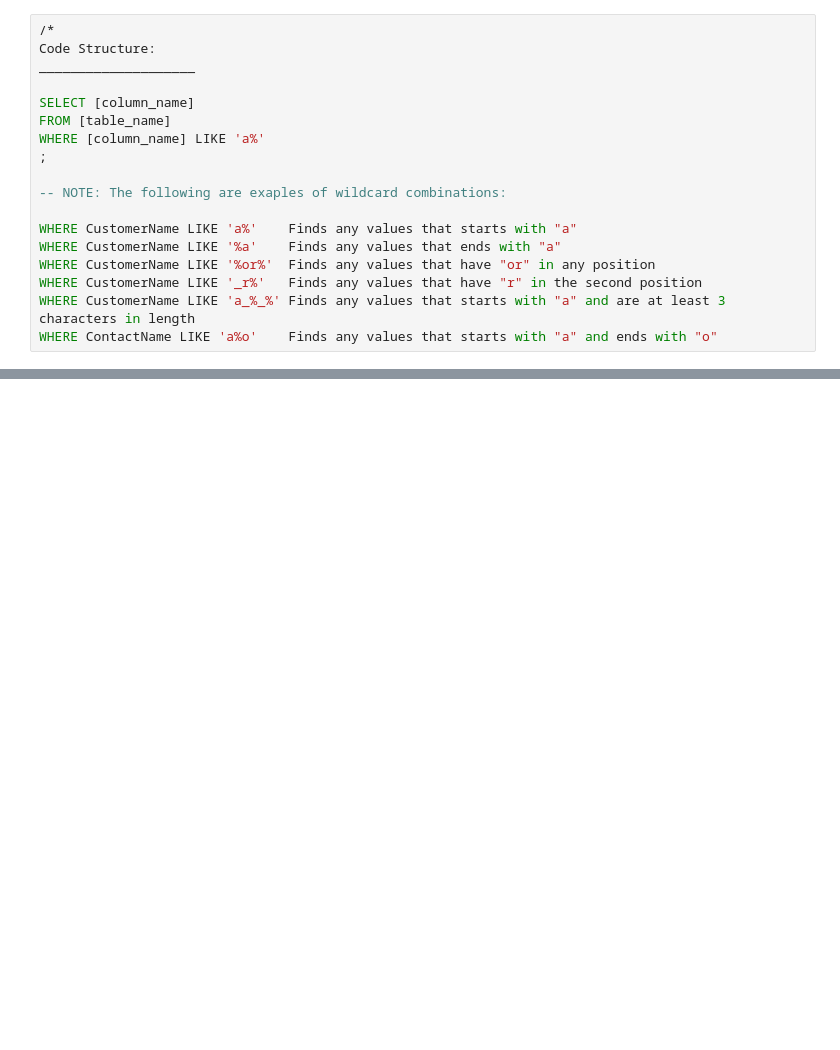
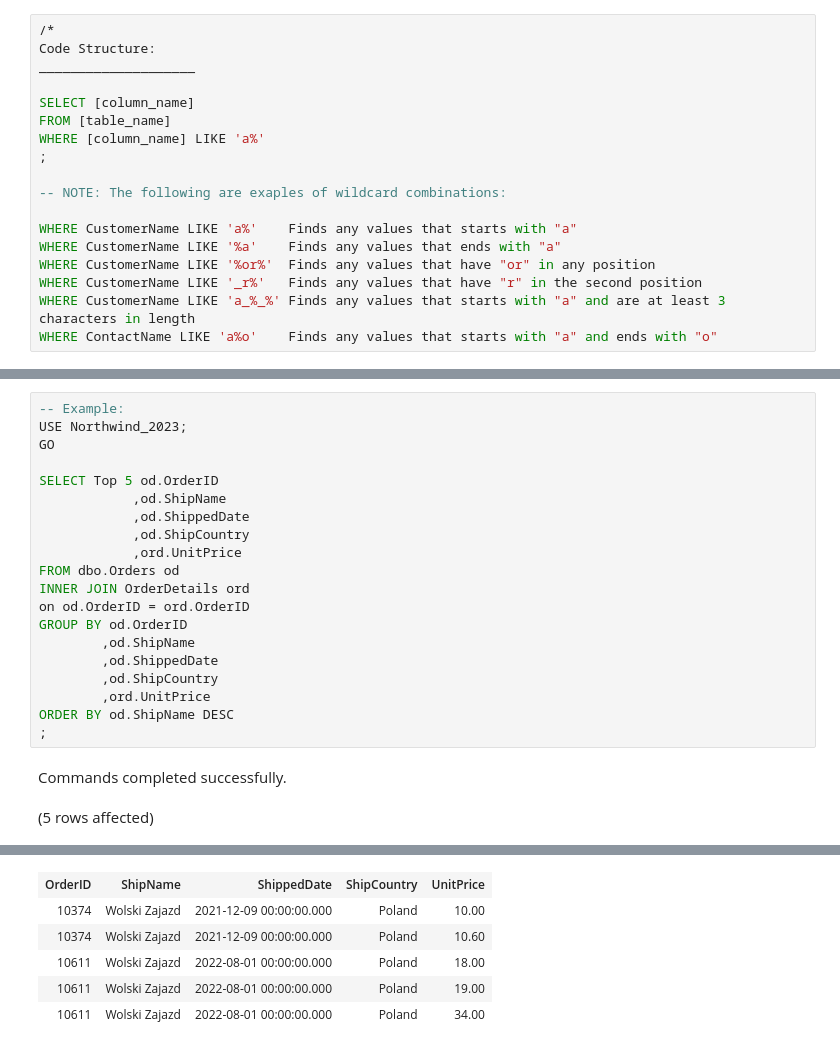
Before and after one commit to KCracks/KBIA_Portfolio, a Jupyter notebook: Kamani_SQL 25 Tips_Notebook.ipynb, the cells around one changed output, grey strips where cells are left out. Cells and saved outputs as stored; diff of their text form; blank space fills up the shorter version.

```diff
--- a/Kamani_SQL 25 Tips_Notebook.ipynb
+++ b/Kamani_SQL 25 Tips_Notebook.ipynb
@@ -299,0 +397,23 @@ The following query uses the Order By clause to filter specific records from the
+# %%
+-- Example:
+USE Northwind_2023;
+GO
+
+SELECT Top 5 od.OrderID
+            ,od.ShipName
+            ,od.ShippedDate
+            ,od.ShipCountry
+            ,ord.UnitPrice
+FROM dbo.Orders od
+INNER JOIN OrderDetails ord
+on od.OrderID = ord.OrderID
+GROUP BY od.OrderID
+        ,od.ShipName
+        ,od.ShippedDate
+        ,od.ShipCountry
+        ,ord.UnitPrice
+ORDER BY od.ShipName DESC
+;
+# %% [output]
+Commands completed successfully.
+(5 rows affected)
@@ -299,0 +421,6 @@ The following query uses the Order By clause to filter specific records from the
+| OrderID | ShipName | ShippedDate | ShipCountry | UnitPrice |
+| 10374 | Wolski Zajazd | 2021-12-09 00:00:00.000 | Poland | 10.00 |
+| 10374 | Wolski Zajazd | 2021-12-09 00:00:00.000 | Poland | 10.60 |
+| 10611 | Wolski Zajazd | 2022-08-01 00:00:00.000 | Poland | 18.00 |
+| 10611 | Wolski Zajazd | 2022-08-01 00:00:00.000 | Poland | 19.00 |
+| 10611 | Wolski Zajazd | 2022-08-01 00:00:00.000 | Poland | 34.00 |
```
Also changed, not shown: parts of 20 cells of this notebook.
